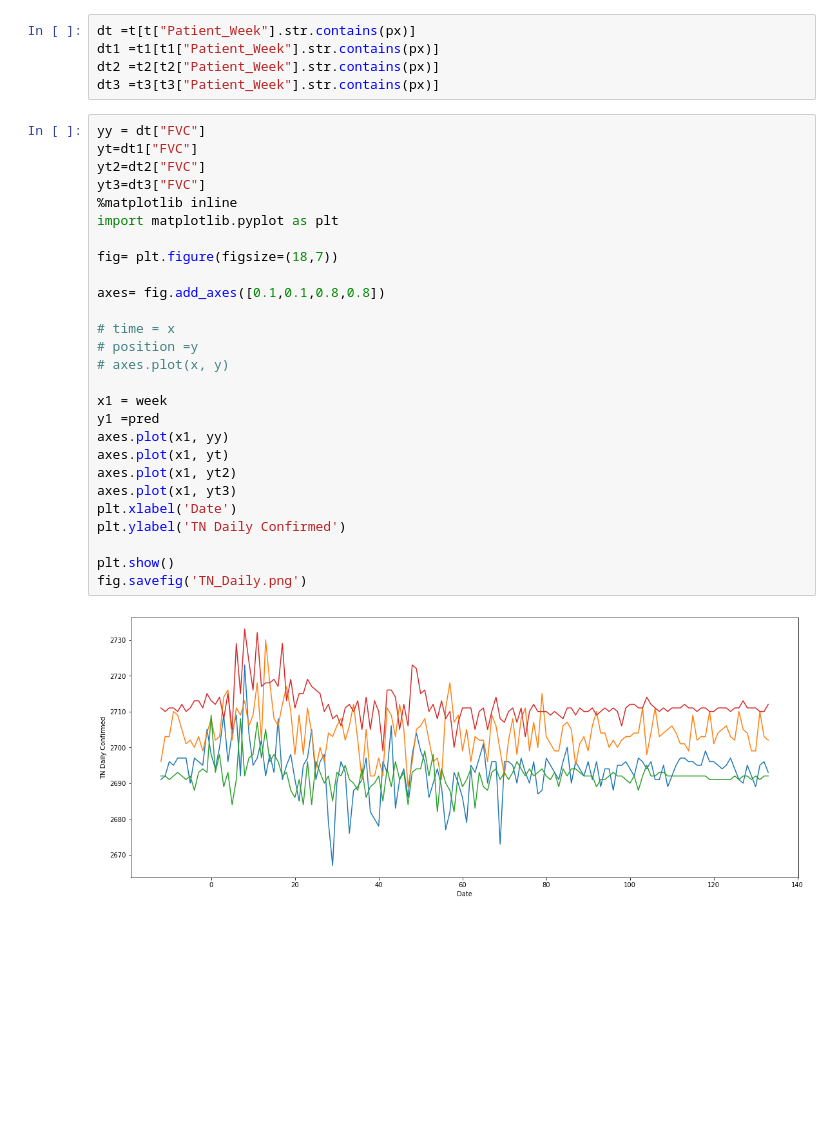
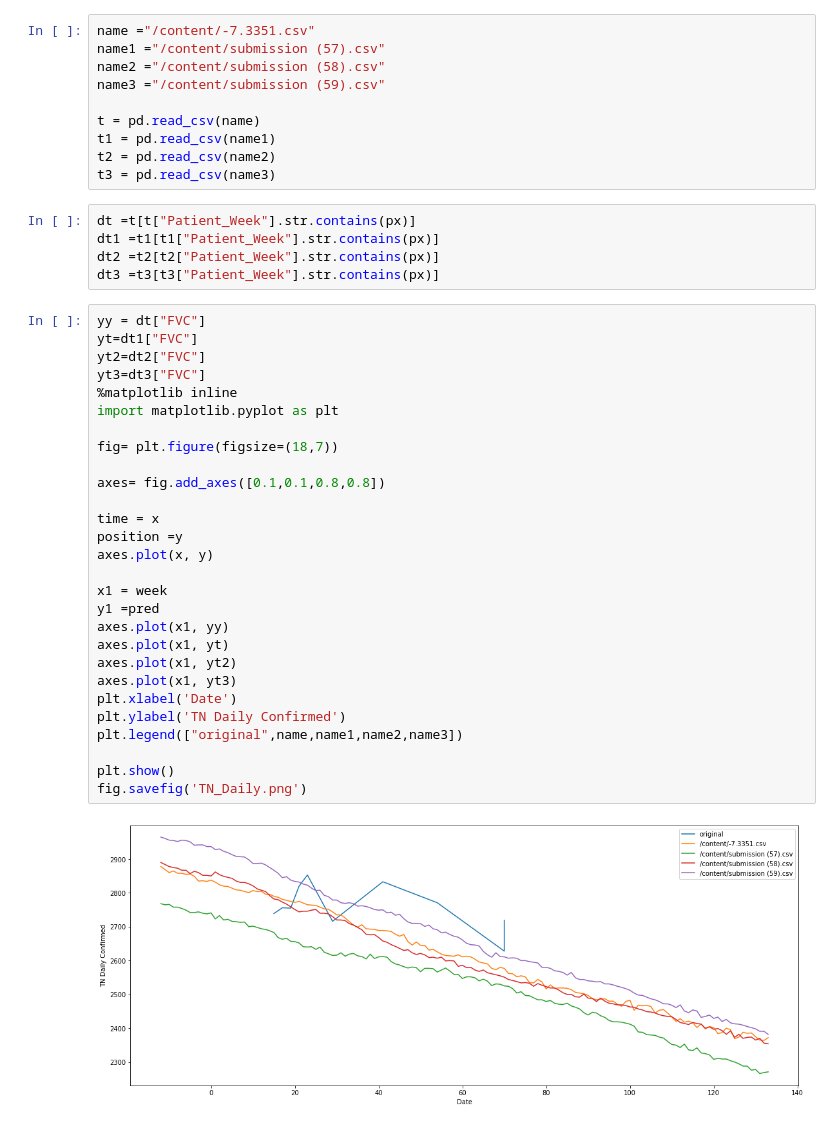
Before and after one commit to skbhere/OSIC-Pulmonary-Fibrosis-Progression, a Jupyter notebook: OSIC_Pulmonary_Fibrosis_Progression_ipynb cross check .ipynb, the cells around one changed output. Drawn from its saved outputs; the diff is of its cells as text; blank space fills up the shorter version.

```diff
--- a/OSIC_Pulmonary_Fibrosis_Progression_ipynb cross check .ipynb
+++ b/OSIC_Pulmonary_Fibrosis_Progression_ipynb cross check .ipynb
@@ -167,3 +162,13 @@ t3 = pd.read_csv("/content/submission (47).csv")
+# %%
+name ="/content/-7.3351.csv"
+name1 ="/content/submission (57).csv"
+name2 ="/content/submission (58).csv"
+name3 ="/content/submission (59).csv"
+
+t = pd.read_csv(name)
+t1 = pd.read_csv(name1)
+t2 = pd.read_csv(name2)
+t3 = pd.read_csv(name3)
 # %%
 dt =t[t["Patient_Week"].str.contains(px)]
 dt1 =t1[t1["Patient_Week"].str.contains(px)]
@@ -172,31 +177,32 @@ dt3 =t3[t3["Patient_Week"].str.contains(px)]
 # %%
 yy = dt["FVC"]
 yt=dt1["FVC"]
 yt2=dt2["FVC"]
 yt3=dt3["FVC"]
 %matplotlib inline
 import matplotlib.pyplot as plt
 
 fig= plt.figure(figsize=(18,7))
 
 axes= fig.add_axes([0.1,0.1,0.8,0.8])
 
-# time = x
-# position =y
-# axes.plot(x, y)
+time = x
+position =y
+axes.plot(x, y)
 
 x1 = week
 y1 =pred
 axes.plot(x1, yy)
 axes.plot(x1, yt)
 axes.plot(x1, yt2)
 axes.plot(x1, yt3)
 plt.xlabel('Date')
 plt.ylabel('TN Daily Confirmed')
+plt.legend(["original",name,name1,name2,name3])
 
 plt.show()
 fig.savefig('TN_Daily.png')
 # %% [output]
-[figure, old version]
+[figure, new version]
 # %%
 import math
```
Also changed, not shown: parts of 4 cells of this notebook.
